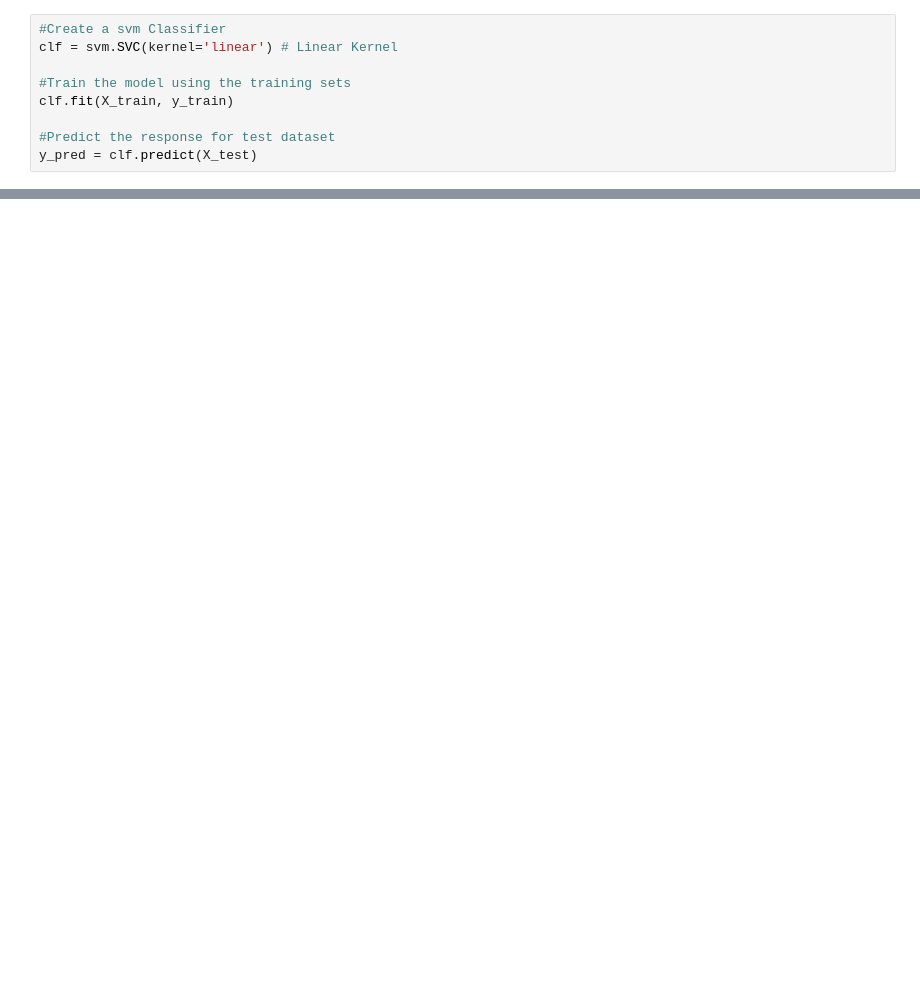
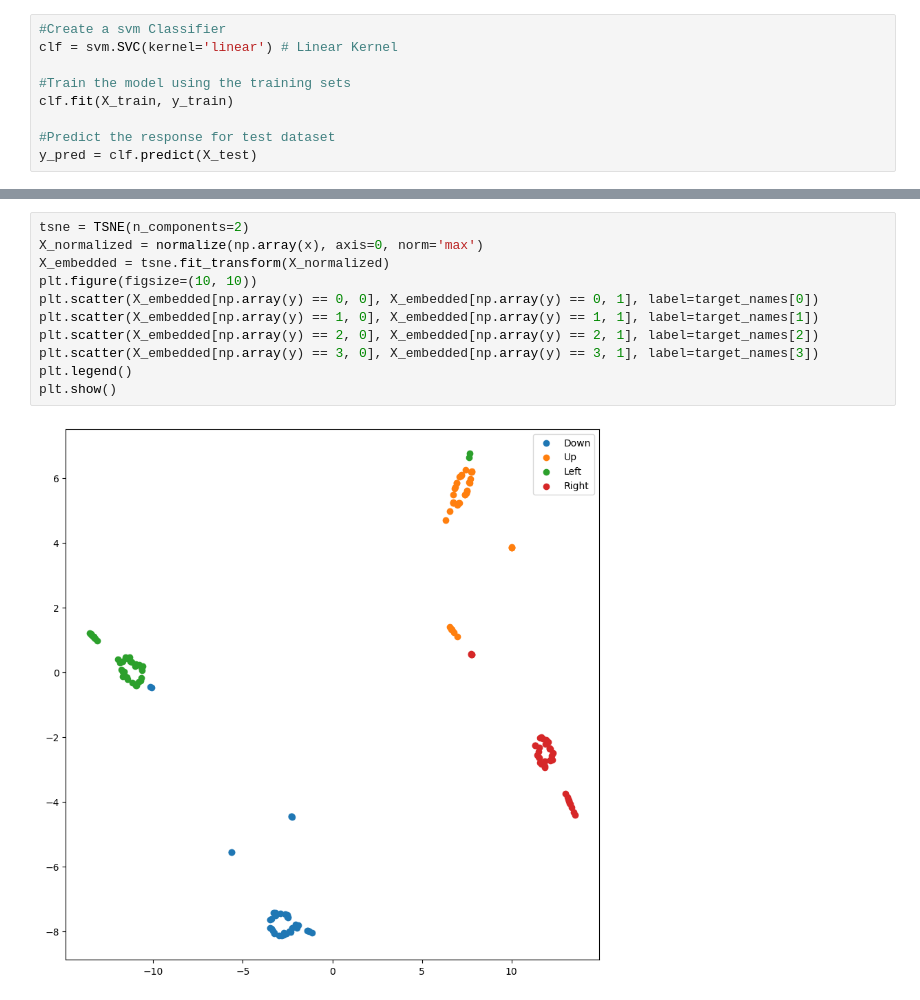
Before and after one commit to HMI2-Research-Group/PIP-Summer-School, a Jupyter notebook: OurCS@DFW workshop_v1.ipynb, the cells around one changed output, grey strips where cells are left out. Cells and saved outputs as stored; diff of their text form; blank space fills up the shorter version.

```diff
--- a/OurCS@DFW workshop_v1.ipynb
+++ b/OurCS@DFW workshop_v1.ipynb
@@ -87 +89,14 @@ Confusion Matrix:
+# %%
+tsne = TSNE(n_components=2)
+X_normalized = normalize(np.array(x), axis=0, norm='max')
+X_embedded = tsne.fit_transform(X_normalized)
+plt.figure(figsize=(10, 10))
+plt.scatter(X_embedded[np.array(y) == 0, 0], X_embedded[np.array(y) == 0, 1], label=target_names[0])
+plt.scatter(X_embedded[np.array(y) == 1, 0], X_embedded[np.array(y) == 1, 1], label=target_names[1])
+plt.scatter(X_embedded[np.array(y) == 2, 0], X_embedded[np.array(y) == 2, 1], label=target_names[2])
+plt.scatter(X_embedded[np.array(y) == 3, 0], X_embedded[np.array(y) == 3, 1], label=target_names[3])
+plt.legend()
+plt.show()
+# %% [output]
+[figure, added]
 # %%
```
Also changed, not shown: parts of 10 cells of this notebook, 1 other file.
